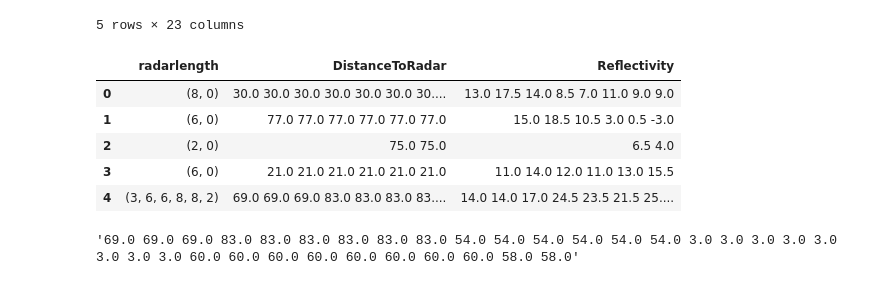
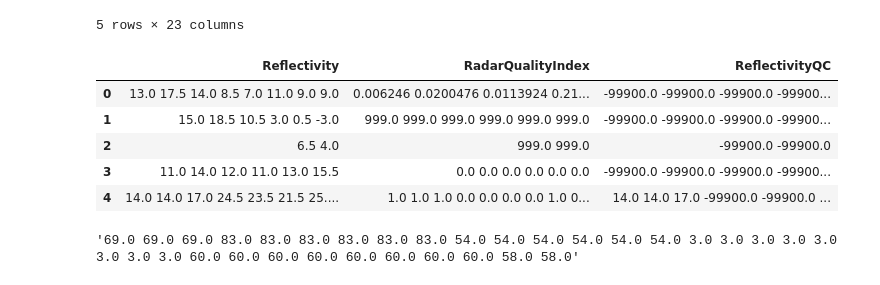
Before and after one commit to jfraj/krad, a Jupyter notebook: exploredata.ipynb, the cells around one changed output. Cells and saved outputs as stored; diff of their text form; code cells hidden in the pictures.

```diff
--- a/exploredata.ipynb
+++ b/exploredata.ipynb
@@ -55,14 +55,14 @@ df.head()
 | 4 | 5 | 56.0 52.0 43.0 59.0 54.0 48.0 42.... | 69.0 69.0 69.0 83.0 83.0 83.0 83.... | 23.0 24.0 22.0 15.5 14.5 16.0 15.... | 13.5 15.5 19.0 -99900.0 -99900.0 ... | 9.0 9.0 9.0 8.0 8.0 8.0 8.0 9.0 9... | 0.0 0.0 0.0 0.0 0.0 0.0 0.0 0.0 0... | 0.0 0.0 0.0 0.0 0.0 0.0 0.0 0.0 0... | ... |
 5 rows × 23 columns
 # %%
-df[['radarlength', 'DistanceToRadar','Reflectivity']].head()
+df[['Reflectivity','RadarQualityIndex', 'ReflectivityQC']].head()
 # %% [output]
-|  | radarlength | DistanceToRadar | Reflectivity |
-| 0 | (8, 0) | 30.0 30.0 30.0 30.0 30.0 30.0 30.... | 13.0 17.5 14.0 8.5 7.0 11.0 9.0 9.0 |
-| 1 | (6, 0) | 77.0 77.0 77.0 77.0 77.0 77.0 | 15.0 18.5 10.5 3.0 0.5 -3.0 |
-| 2 | (2, 0) | 75.0 75.0 | 6.5 4.0 |
-| 3 | (6, 0) | 21.0 21.0 21.0 21.0 21.0 21.0 | 11.0 14.0 12.0 11.0 13.0 15.5 |
-| 4 | (3, 6, 6, 8, 8, 2) | 69.0 69.0 69.0 83.0 83.0 83.0 83.... | 14.0 14.0 17.0 24.5 23.5 21.5 25.... |
+|  | Reflectivity | RadarQualityIndex | ReflectivityQC |
+| 0 | 13.0 17.5 14.0 8.5 7.0 11.0 9.0 9.0 | 0.006246 0.0200476 0.0113924 0.21... | -99900.0 -99900.0 -99900.0 -99900... |
+| 1 | 15.0 18.5 10.5 3.0 0.5 -3.0 | 999.0 999.0 999.0 999.0 999.0 999.0 | -99900.0 -99900.0 -99900.0 -99900... |
+| 2 | 6.5 4.0 | 999.0 999.0 | -99900.0 -99900.0 |
+| 3 | 11.0 14.0 12.0 11.0 13.0 15.5 | 0.0 0.0 0.0 0.0 0.0 0.0 | -99900.0 -99900.0 -99900.0 -99900... |
+| 4 | 14.0 14.0 17.0 24.5 23.5 21.5 25.... | 1.0 1.0 1.0 0.0 0.0 0.0 0.0 1.0 0... | 14.0 14.0 17.0 -99900.0 -99900.0 ... |
 # %%
 df[['radarlength', 'DistanceToRadar']].iloc[4][1]
 # %% [output]
```
Also changed, not shown: 2 other files.
